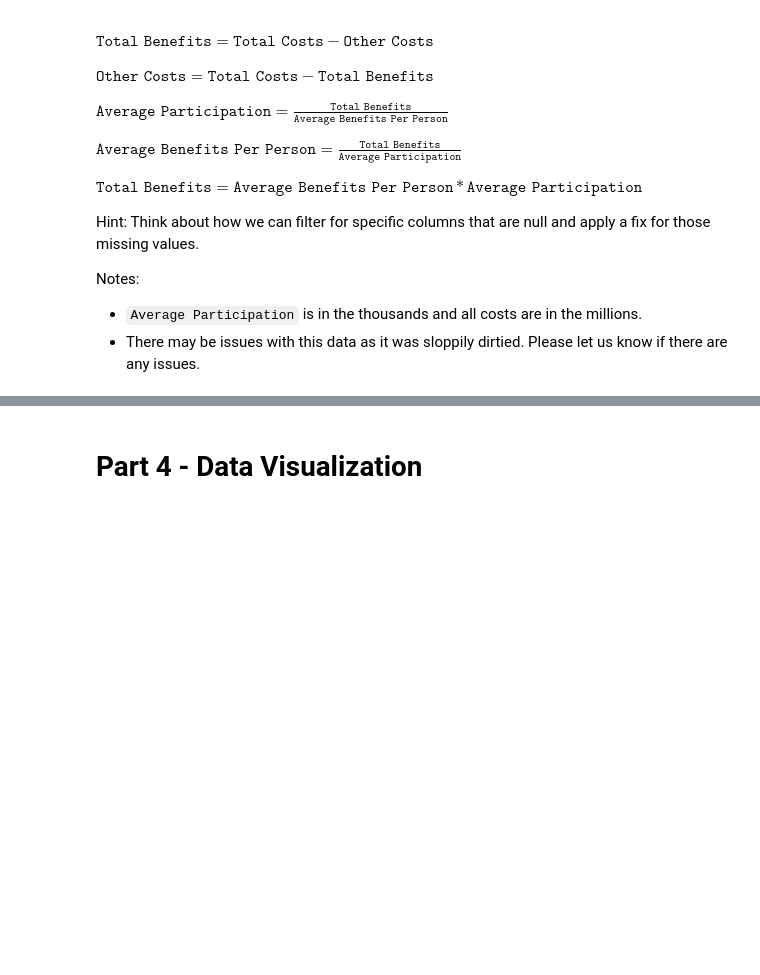
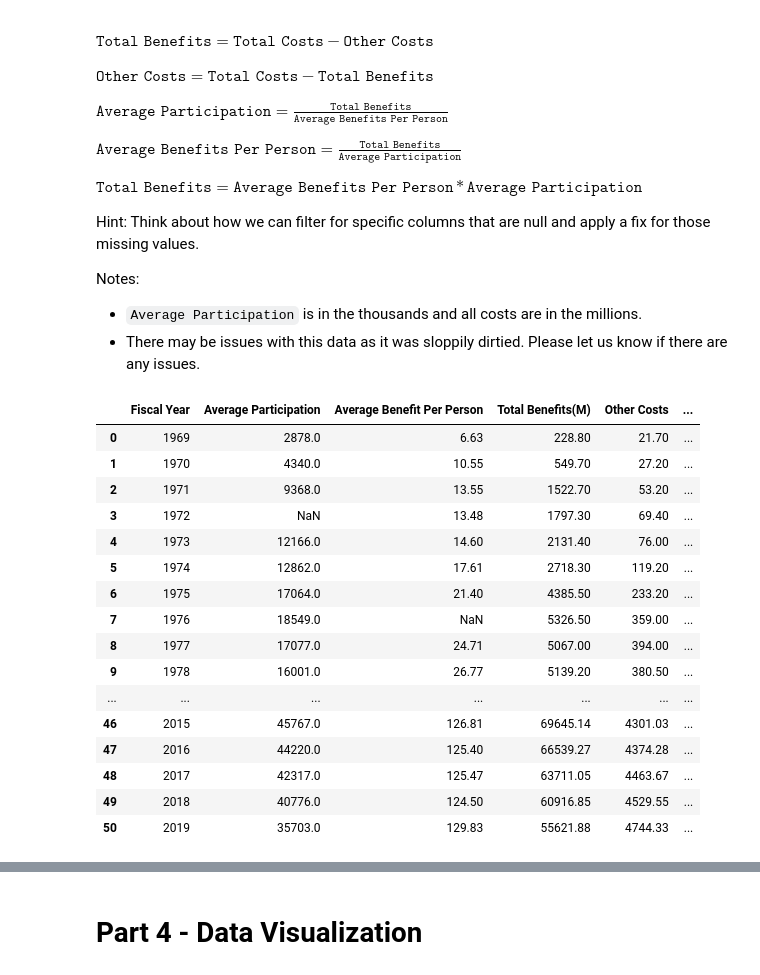
Before and after one commit to dchowdhury-mdsol/DS2022, a Jupyter notebook: week-023/Lab_Files/lab.ipynb, the cells around one changed output, grey strips where cells are left out. Cells and saved outputs as stored; diff of their text form; code cells hidden in the pictures; blank space fills up the shorter version.

```diff
--- a/week-023/Lab_Files/lab.ipynb
+++ b/week-023/Lab_Files/lab.ipynb
@@ -344,7 +526,25 @@ Notes:
 # %%
 # calling it s_df to not confuse it with the others
 # and because `snap_df` is too much to constantly write
-s_df = pd.read_csv('./datasets/SNAP_history_1969_2019.csv')
+s_df = pd.read_csv('SNAP_history_1969_2019.csv')
 s_df
+# %% [output]
+|  | Fiscal Year | Average Participation | Average Benefit Per Person | Total Benefits(M) | Other Costs | ... |
+| 0 | 1969 | 2878.0 | 6.63 | 228.80 | 21.70 | ... |
+| 1 | 1970 | 4340.0 | 10.55 | 549.70 | 27.20 | ... |
+| 2 | 1971 | 9368.0 | 13.55 | 1522.70 | 53.20 | ... |
+| 3 | 1972 | NaN | 13.48 | 1797.30 | 69.40 | ... |
+| 4 | 1973 | 12166.0 | 14.60 | 2131.40 | 76.00 | ... |
+| 5 | 1974 | 12862.0 | 17.61 | 2718.30 | 119.20 | ... |
+| 6 | 1975 | 17064.0 | 21.40 | 4385.50 | 233.20 | ... |
+| 7 | 1976 | 18549.0 | NaN | 5326.50 | 359.00 | ... |
+| 8 | 1977 | 17077.0 | 24.71 | 5067.00 | 394.00 | ... |
+| 9 | 1978 | 16001.0 | 26.77 | 5139.20 | 380.50 | ... |
+| ... | ... | ... | ... | ... | ... | ... |
+| 46 | 2015 | 45767.0 | 126.81 | 69645.14 | 4301.03 | ... |
+| 47 | 2016 | 44220.0 | 125.40 | 66539.27 | 4374.28 | ... |
+| 48 | 2017 | 42317.0 | 125.47 | 63711.05 | 4463.67 | ... |
+| 49 | 2018 | 40776.0 | 124.50 | 60916.85 | 4529.55 | ... |
+| 50 | 2019 | 35703.0 | 129.83 | 55621.88 | 4744.33 | ... |
 # %%
 s_df.info()
```
Also changed, not shown: parts of 25 cells of this notebook, 4 other files.
